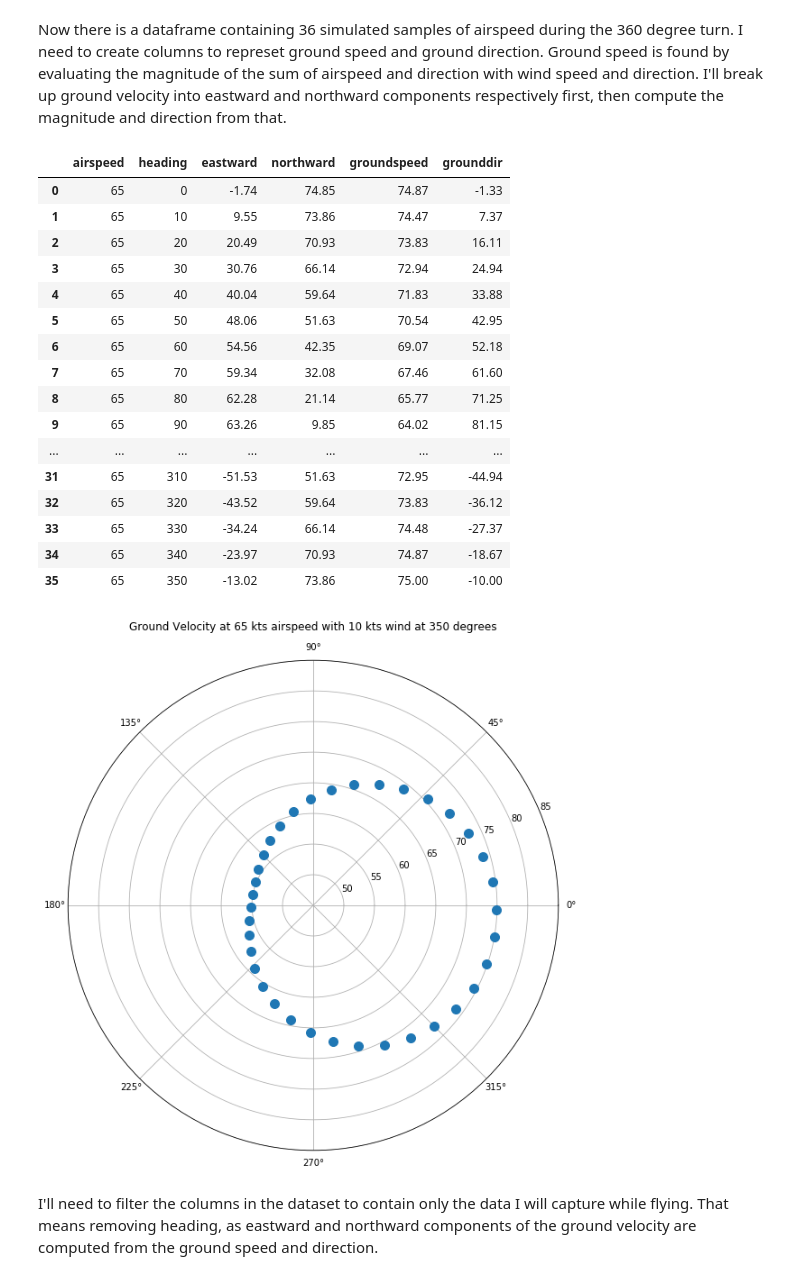
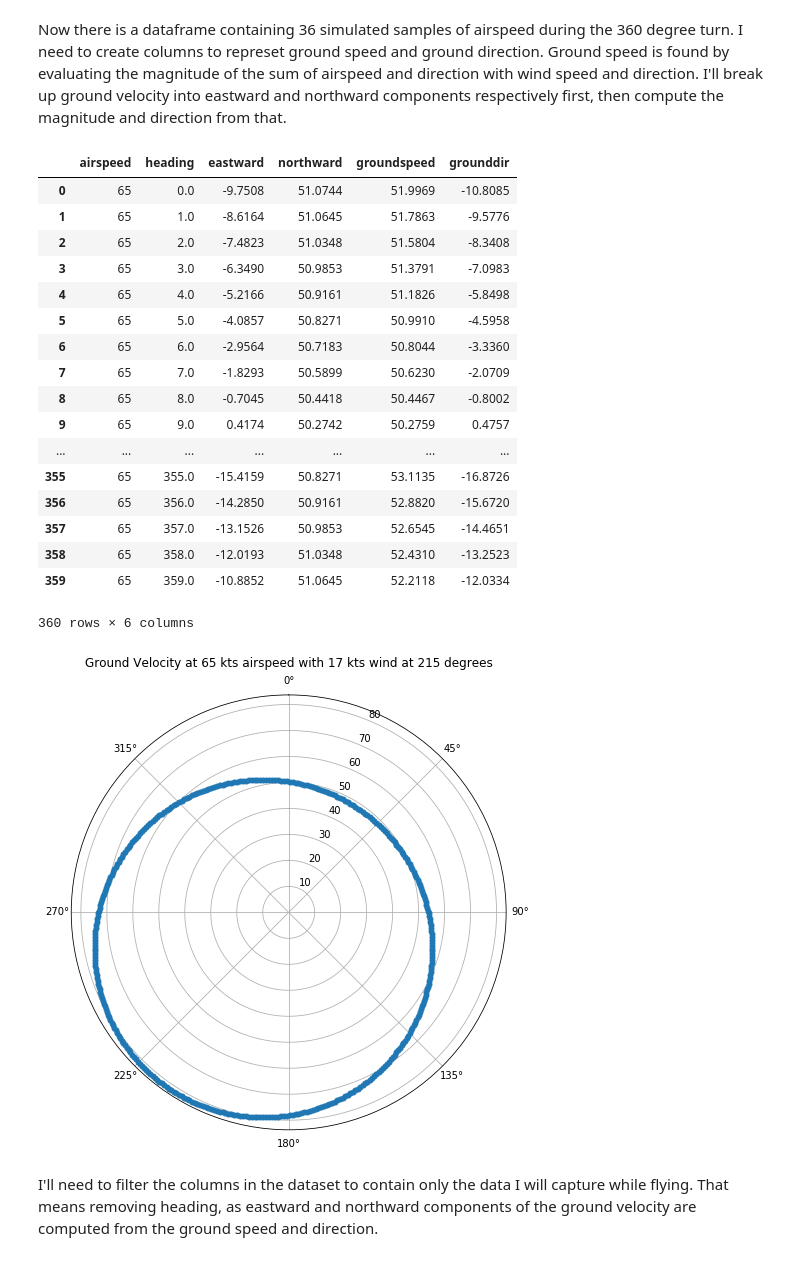
Before and after one commit to busbykt/RPi4Aviation, a Jupyter notebook: Ground Wind Velocity.ipynb, the cells around one changed output. Drawn from its saved outputs; the diff is of its cells as text; code cells hidden in the pictures.

```diff
--- a/Ground Wind Velocity.ipynb
+++ b/Ground Wind Velocity.ipynb
@@ -44,15 +44,17 @@ The GPS track and speed at each sample will be a function of the airspeed, and t
 import numpy as np
 import pandas as pd
 import math
+import matplotlib.pyplot as plt
+%matplotlib inline
 
 # set a constant airspeed
 airspeed = 65
 
 # set a wind speed
-windspeed = 10
+windspeed = 17
 
 # set a wind direction
-winddir = 350
+winddir = 215
 # %% [markdown]
 The aircraft will go through all 360 degrees of direction. For simplicity, I will assume a sample is taken for every 10 degrees turned. I will also need to create a column to contain the aircrafts heading, while this column is not a part of the final dataset, I will use it to generate that dataset.
 # %%
@@ -60,13 +62,13 @@ The aircraft will go through all 360 degrees of direction. For simplicity, I wil
 data = pd.DataFrame()
 
 # num samples
-samples = 36
+samples = 360
 
 # set the airspeed for every sample
 data['airspeed'] = [airspeed]*samples
 
 # set the aircraft heading for every sample
-data['heading'] = np.arange(0,360,10)
+data['heading'] = np.arange(0,360,360/samples)
 
 # preview the top of the data
 data.head()
@@ -82,45 +84,47 @@ Now there is a dataframe containing 36 simulated samples of airspeed during the
 # %%
 # calculate East and North components of the ground velocity
 data['eastward'] = np.round(data['airspeed'] * np.sin(data['heading'] * math.pi / 180) + \
-                            windspeed * np.sin(winddir * math.pi / 180),2)
+                            windspeed * np.sin(winddir * math.pi / 180),4)
 data['northward'] = np.round(data['airspeed'] * np.cos(data['heading'] * math.pi / 180) + \
-                             windspeed * np.cos(winddir * math.pi / 180),2)
+                             windspeed * np.cos(winddir * math.pi / 180),4)
 
 # converting to magnitude and direction
-data['groundspeed'] = np.round(np.sqrt(data['eastward']**2 + data['northward']**2),2)
-data['grounddir'] = np.round(np.degrees(np.arctan2(data['eastward'], data['northward'])),2)
+data['groundspeed'] = np.round(np.sqrt(data['eastward']**2 + data['northward']**2),4)
+data['grounddir'] = np.round(np.degrees(np.arctan2(data['eastward'], data['northward'])),4)
 
 # confirming the data looks as expected
 data
 # %% [output]
 |  | airspeed | heading | eastward | northward | groundspeed | grounddir |
-| 0 | 65 | 0 | -1.74 | 74.85 | 74.87 | -1.33 |
-| 1 | 65 | 10 | 9.55 | 73.86 | 74.47 | 7.37 |
-| 2 | 65 | 20 | 20.49 | 70.93 | 73.83 | 16.11 |
-| 3 | 65 | 30 | 30.76 | 66.14 | 72.94 | 24.94 |
-| 4 | 65 | 40 | 40.04 | 59.64 | 71.83 | 33.88 |
-| 5 | 65 | 50 | 48.06 | 51.63 | 70.54 | 42.95 |
-| 6 | 65 | 60 | 54.56 | 42.35 | 69.07 | 52.18 |
-| 7 | 65 | 70 | 59.34 | 32.08 | 67.46 | 61.60 |
-| 8 | 65 | 80 | 62.28 | 21.14 | 65.77 | 71.25 |
-| 9 | 65 | 90 | 63.26 | 9.85 | 64.02 | 81.15 |
+| 0 | 65 | 0.0 | -9.7508 | 51.0744 | 51.9969 | -10.8085 |
+| 1 | 65 | 1.0 | -8.6164 | 51.0645 | 51.7863 | -9.5776 |
+| 2 | 65 | 2.0 | -7.4823 | 51.0348 | 51.5804 | -8.3408 |
+| 3 | 65 | 3.0 | -6.3490 | 50.9853 | 51.3791 | -7.0983 |
+| 4 | 65 | 4.0 | -5.2166 | 50.9161 | 51.1826 | -5.8498 |
+| 5 | 65 | 5.0 | -4.0857 | 50.8271 | 50.9910 | -4.5958 |
+| 6 | 65 | 6.0 | -2.9564 | 50.7183 | 50.8044 | -3.3360 |
+| 7 | 65 | 7.0 | -1.8293 | 50.5899 | 50.6230 | -2.0709 |
+| 8 | 65 | 8.0 | -0.7045 | 50.4418 | 50.4467 | -0.8002 |
+| 9 | 65 | 9.0 | 0.4174 | 50.2742 | 50.2759 | 0.4757 |
 | ... | ... | ... | ... | ... | ... | ... |
-| 31 | 65 | 310 | -51.53 | 51.63 | 72.95 | -44.94 |
-| 32 | 65 | 320 | -43.52 | 59.64 | 73.83 | -36.12 |
-| 33 | 65 | 330 | -34.24 | 66.14 | 74.48 | -27.37 |
-| 34 | 65 | 340 | -23.97 | 70.93 | 74.87 | -18.67 |
-| 35 | 65 | 350 | -13.02 | 73.86 | 75.00 | -10.00 |
+| 355 | 65 | 355.0 | -15.4159 | 50.8271 | 53.1135 | -16.8726 |
+| 356 | 65 | 356.0 | -14.2850 | 50.9161 | 52.8820 | -15.6720 |
+| 357 | 65 | 357.0 | -13.1526 | 50.9853 | 52.6545 | -14.4651 |
+| 358 | 65 | 358.0 | -12.0193 | 51.0348 | 52.4310 | -13.2523 |
+| 359 | 65 | 359.0 | -10.8852 | 51.0645 | 52.2118 | -12.0334 |
+360 rows × 6 columns
 # %%
-import matplotlib.pyplot as plt
-
-fig = plt.figure(figsize=(10,10))
-plt.polar(np.radians(data['grounddir']), data['groundspeed'], ls = 'none', marker = '.', ms=20)
+plt.figure(figsize=(8,8))
+plt.polar(np.radians(data['grounddir']), data['groundspeed'], ls = 'none', marker = '.', ms=10)
 plt.title('Ground Velocity at ' + str(airspeed) + ' kts airspeed with ' + str(windspeed) + ' kts wind at ' \
           + str(winddir) + ' degrees');
-plt.ylim(airspeed-20,airspeed+20)
+axes = plt.gca()
+axes.set_theta_offset(np.pi/2)
+axes.set_theta_direction(-1)
+#plt.ylim(airspeed-20,airspeed+20)
 plt.show()
 # %% [output]
-[figure, old version]
+[figure, new version]
 # %% [markdown]
 I'll need to filter the columns in the dataset to contain only the data I will capture while flying. That means removing heading, as eastward and northward components of the ground velocity are computed from the ground speed and direction.
 # %%
```
Also changed, not shown: parts of 14 cells of this notebook.
